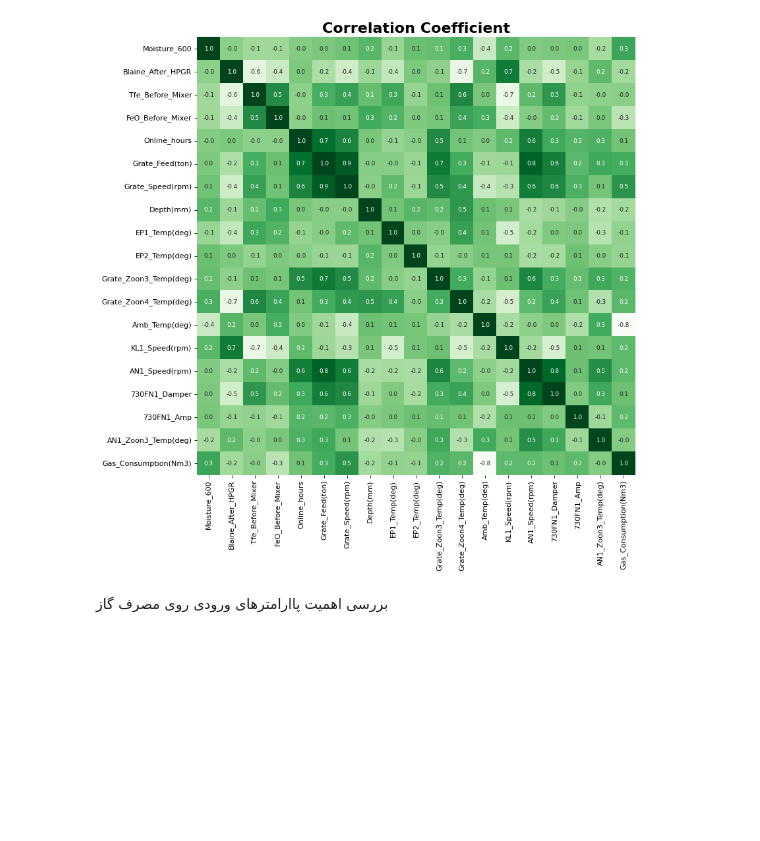
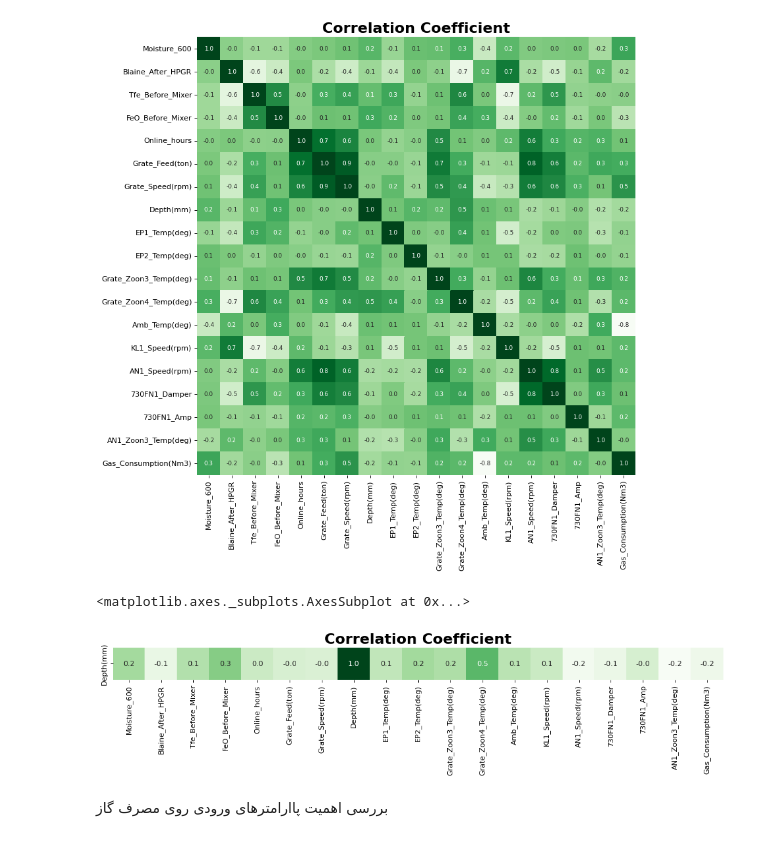
Before and after one commit to heidaralavi/Gas-Prj, a Jupyter notebook: Gas_Visualization.ipynb, the cells around one changed output. Saved outputs shown, nothing was run; the diff lists cells and outputs as text; code cells hidden in the pictures; blank space fills up the shorter version.

```diff
--- a/Gas_Visualization.ipynb
+++ b/Gas_Visualization.ipynb
@@ -206,6 +195,13 @@ files.download(File_Name)
 [interactive output not drawn]
 [interactive output not drawn]
 [figure]
+# %%
+plt.figure(figsize=(15,11),dpi=80)
+plt.title('Correlation Coefficient', fontsize=20,fontweight='bold')
+sns.heatmap(corr.iloc[7:8,0:19], cbar=False,square= True, fmt='.1f', annot=True, annot_kws={'size':10}, cmap='Greens')
+# %% [output]
+<matplotlib.axes._subplots.AxesSubplot at 0x...>
+[figure, added]
 # %% [markdown]
 بررسی اهمیت پاارامترهای ورودی روی مصرف گاز
 # %%
```
Also changed, not shown: parts of 16 cells of this notebook.
